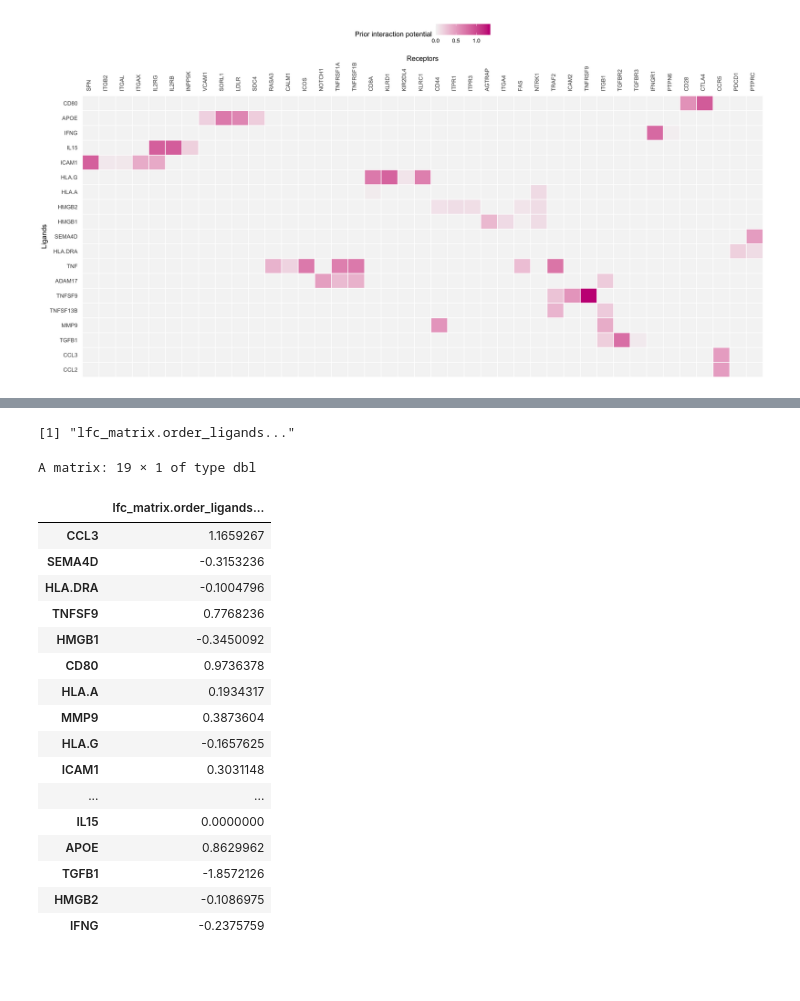
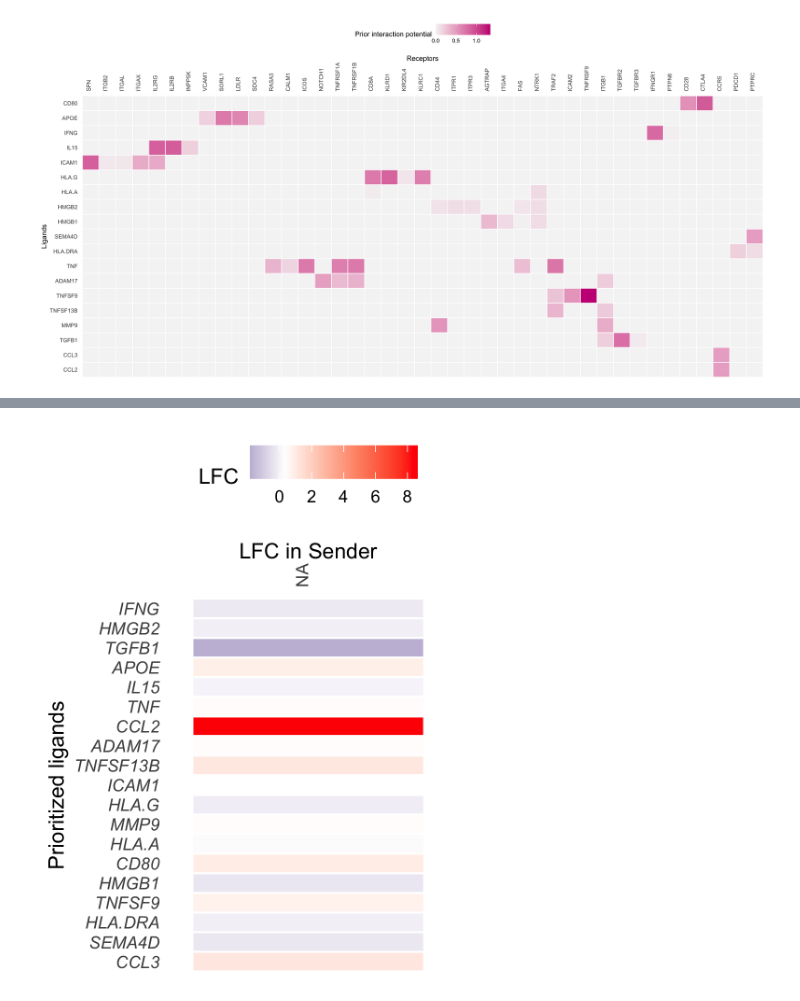
Before and after one commit to meg-bit/immune-cells-TIME-single-cell-anti-PD-1, a Jupyter notebook: test_nichenet.ipynb, the cells around one changed output, grey strips where cells are left out. Saved outputs shown, nothing was run; the diff lists cells and outputs as text; code cells hidden in the pictures; blank space fills up the shorter version.

Commit message:
Add code to check only one sender and code to compare receiver_responder vs receiver_non-responder

```diff
--- a/test_nichenet.ipynb
+++ b/test_nichenet.ipynb
@@ -167,7 +169,7 @@ background_expressed_genes = expressed_genes_receiver %>%
 #      "Macrophages"
 # )
 
-sender_celltypes = data.frame("Dendritic cells")
+sender_celltypes = "Dendritic cells"
 
 list_expressed_genes_sender = sender_celltypes %>%
     unique() %>%
@@ -444,23 +442,11 @@ order_ligands = order_ligands[
     order_ligands %in% rownames(lfc_matrix)
 ]
 # vis_ligand_lfc = lfc_matrix[order_ligands,]
-vis_ligand_lfc = data.frame(lfc_matrix[order_ligands,])
+# vis_ligand_lfc = data.frame(lfc_matrix[order_ligands,])
+vis_ligand_lfc = data.matrix(lfc_matrix[order_ligands,])
 
 colnames(vis_ligand_lfc) = vis_ligand_lfc %>%
     colnames() %>% make.names()
 vis_ligand_lfc
-
-# p_ligand_lfc = vis_ligand_lfc %>%
-#     make_threecolor_heatmap_ggplot("Prioritized ligands",
-#                                    "LFC in Sender",
-#                                    low_color = "midnightblue",
-#                                    mid_color = "white",
-#                                    mid = median(vis_ligand_lfc),
-#                                    high_color = "red",
-#                                    legend_position = "top",
-#                                    x_axis_position = "top",
-#                                    legend_title = "LFC") +
-#         theme(axis.text.y = element_text(face = "italic"))
-# p_ligand_lfc
 # %% [output]
 Joining, by = "ligand"
@@ -490,26 +470,19 @@ A data.frame: 19 × 1
-# %%
-colnames(vis_ligand_lfc)
-# %% [output]
-[1] "lfc_matrix.order_ligands..."
-# %%
-data.matrix(vis_ligand_lfc)
-# %% [output]
-A matrix: 19 × 1 of type dbl
-|  | lfc_matrix.order_ligands... |
-| CCL3 | 1.1659267 |
-| SEMA4D | -0.3153236 |
-| HLA.DRA | -0.1004796 |
-| TNFSF9 | 0.7768236 |
-| HMGB1 | -0.3450092 |
-| CD80 | 0.9736378 |
-| HLA.A | 0.1934317 |
-| MMP9 | 0.3873604 |
-| HLA.G | -0.1657625 |
-| ICAM1 | 0.3031148 |
-| ... | ... |
-| IL15 | 0.0000000 |
-| APOE | 0.8629962 |
-| TGFB1 | -1.8572126 |
-| HMGB2 | -0.1086975 |
-| IFNG | -0.2375759 |
+# %%
+options(repr.plot.width=3,
+        repr.plot.height=4,
+        repr.plot.res=300)
+p_ligand_lfc = vis_ligand_lfc %>%
+    make_threecolor_heatmap_ggplot("Prioritized ligands",
+                                   "LFC in Sender",
+                                   low_color = "midnightblue",
+                                   mid_color = "white",
+                                   mid = median(as.numeric(as.vector(vis_ligand_lfc))),
+                                   high_color = "red",
+                                   legend_position = "top",
+                                   x_axis_position = "top",
+                                   legend_title = "LFC") +
+        theme(axis.text.y = element_text(face = "italic"))
+p_ligand_lfc
+# %% [output]
+[figure, added]
 # %%
```
Also changed, not shown: parts of 14 cells of this notebook.
